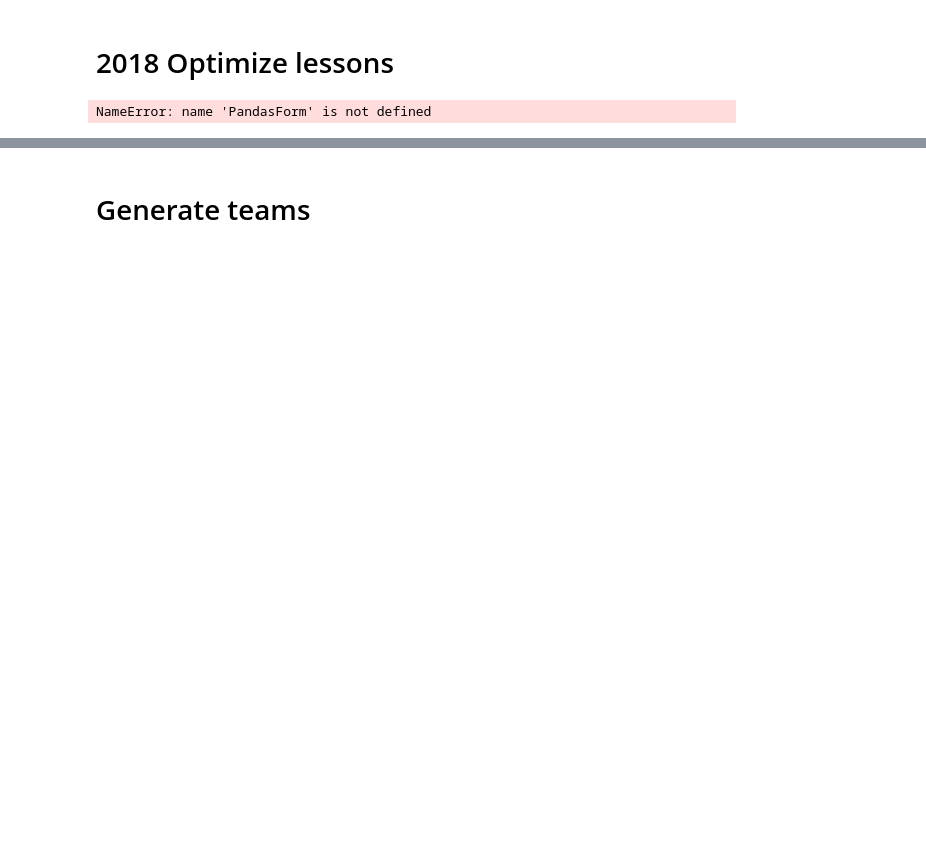
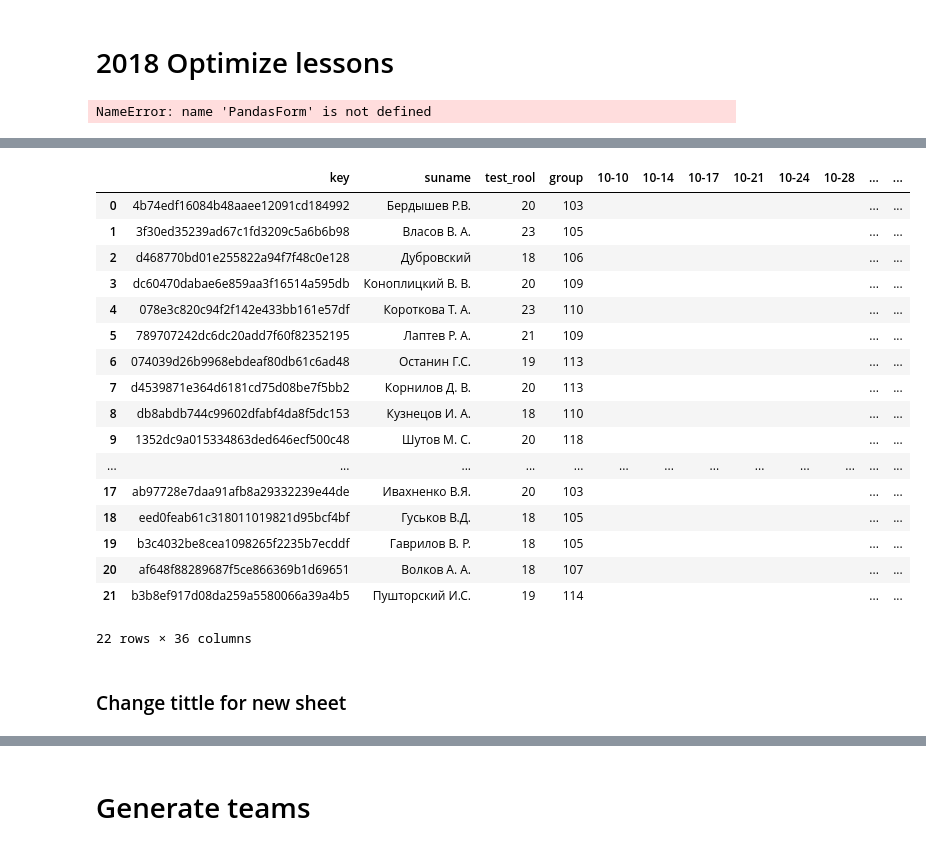
Before and after one commit to ffbskt/msu_graph, a Jupyter notebook: Edit data.ipynb, the cells around one changed output, grey strips where cells are left out. Cells and saved outputs as stored; diff of their text form; code cells hidden in the pictures; blank space fills up the shorter version.

```diff
--- a/Edit data.ipynb
+++ b/Edit data.ipynb
@@ -287,14 +327,34 @@ col_name=['key', 'suname', 'test_rool', 'group']
 dates = util.get_dates(3,3,7)
 df2 = pd.DataFrame(
             [[''] * len(dates)],
-            index=df.index,
+            index=ndf.index,
             columns=dates
         )
-ndf = pd.concat([ndf[col_name], df2], axis=1)
+new_df = pd.concat([ndf[col_name], df2], axis=1)
+new_df.index = range(ndf.shape[0])
 # %%
 ##get needed col
 #col_name=['key', 'suname', 'test_rool', 'group']
-df#[col_name]
+new_df#[col_name]
+# %% [output]
+|  | key | suname | test_rool | group | 10-10 | 10-14 | 10-17 | 10-21 | 10-24 | 10-28 | ... | ... |
+| 0 | 4b74edf16084b48aaee12091cd184992 | Бердышев Р.В. | 20 | 103 |  |  |  |  |  |  | ... | ... |
+| 1 | 3f30ed35239ad67c1fd3209c5a6b6b98 | Власов В. А. | 23 | 105 |  |  |  |  |  |  | ... | ... |
+| 2 | d468770bd01e255822a94f7f48c0e128 | Дубровский | 18 | 106 |  |  |  |  |  |  | ... | ... |
+| 3 | dc60470dabae6e859aa3f16514a595db | Коноплицкий В. В. | 20 | 109 |  |  |  |  |  |  | ... | ... |
+| 4 | 078e3c820c94f2f142e433bb161e57df | Короткова Т. А. | 23 | 110 |  |  |  |  |  |  | ... | ... |
+| 5 | 789707242dc6dc20add7f60f82352195 | Лаптев Р. А. | 21 | 109 |  |  |  |  |  |  | ... | ... |
+| 6 | 074039d26b9968ebdeaf80db61c6ad48 | Останин Г.С. | 19 | 113 |  |  |  |  |  |  | ... | ... |
+| 7 | d4539871e364d6181cd75d08be7f5bb2 | Корнилов Д. В. | 20 | 113 |  |  |  |  |  |  | ... | ... |
+| 8 | db8abdb744c99602dfabf4da8f5dc153 | Кузнецов И. А. | 18 | 110 |  |  |  |  |  |  | ... | ... |
+| 9 | 1352dc9a015334863ded646ecf500c48 | Шутов М. С. | 20 | 118 |  |  |  |  |  |  | ... | ... |
+| ... | ... | ... | ... | ... | ... | ... | ... | ... | ... | ... | ... | ... |
+| 17 | ab97728e7daa91afb8a29332239e44de | Ивахненко В.Я. | 20 | 103 |  |  |  |  |  |  | ... | ... |
+| 18 | eed0feab61c318011019821d95bcf4bf | Гуськов В.Д. | 18 | 105 |  |  |  |  |  |  | ... | ... |
+| 19 | b3c4032be8cea1098265f2235b7ecddf | Гаврилов В. Р. | 18 | 105 |  |  |  |  |  |  | ... | ... |
+| 20 | af648f88289687f5ce866369b1d69651 | Волков А. А. | 18 | 107 |  |  |  |  |  |  | ... | ... |
+| 21 | b3b8ef917d08da259a5580066a39a4b5 | Пушторский И.С. | 19 | 114 |  |  |  |  |  |  | ... | ... |
+22 rows × 36 columns
 # %%
 import PandasForm, SyncGraph
 # %%
@@ -303,6 +363,8 @@ def search_id_in_list(list_sheets, name):
         if sheet['name'] == name:
             return sheet['id']
     return None
+# %% [markdown]
+### Change tittle for new sheet
 # %%
 # check add key or create new form
 folder_id='1OnF9ZpSiO5IYB4Ns15PZgsTc14DVRr3z'
```
Also changed, not shown: parts of 25 cells of this notebook.
